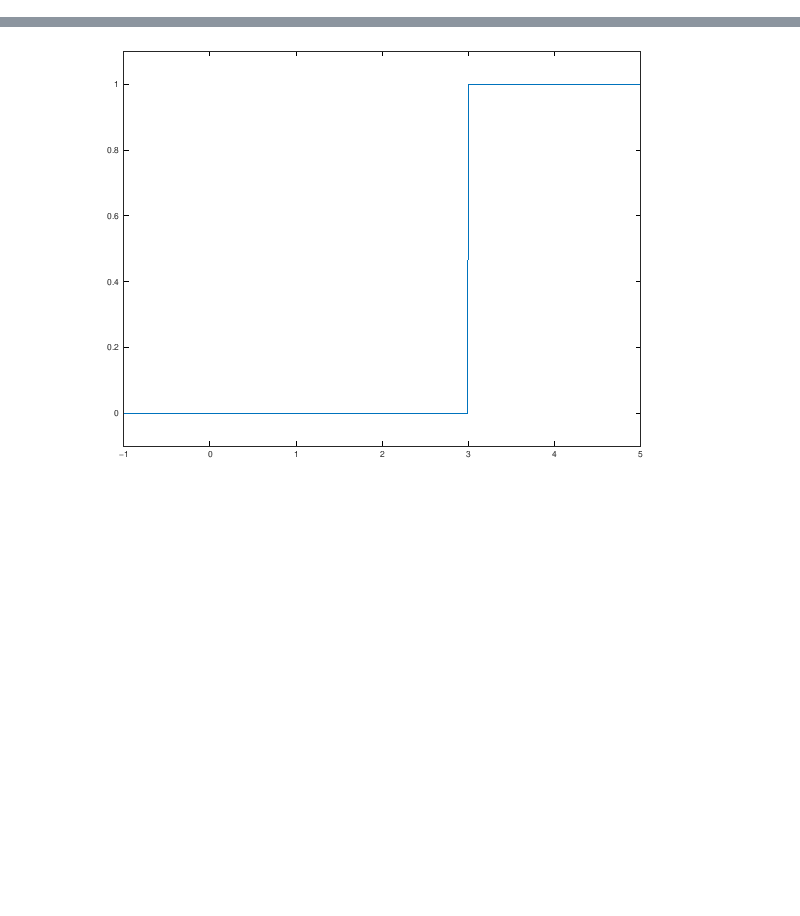
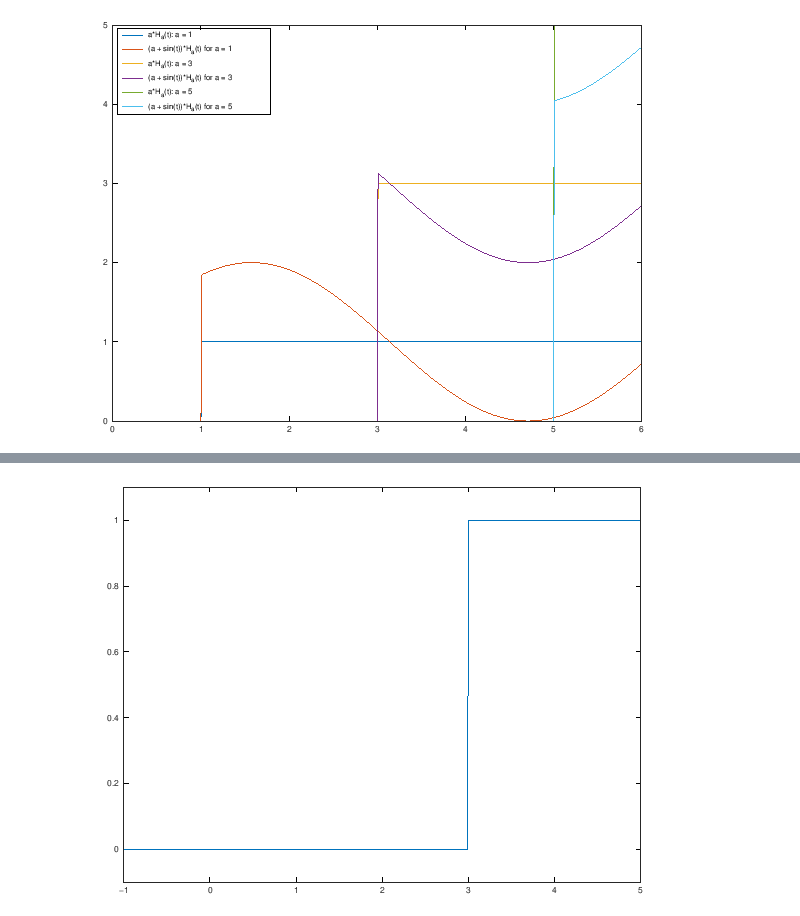
Before and after one commit to joelmiller/Laplace, a Jupyter notebook: docs/_sources/notebooks/LaplaceTShift.ipynb, the cells around one changed output, grey strips where cells are left out. Drawn from its saved outputs; the diff is of its cells as text; code cells hidden in the pictures; blank space fills up the shorter version.

```diff
--- a/docs/_sources/notebooks/LaplaceTShift.ipynb
+++ b/docs/_sources/notebooks/LaplaceTShift.ipynb
@@ -35,0 +35,17 @@ You can also verify this from the definitions. The function $H_a(t)$ is $1$ if $
+# %%
+graphics_toolkit("gnuplot") # gnuplot is currently the only way I can get
+                            # matlab/octave to display using this format
+                            # However, it is not ideal - there is no control over
+                            # font sizes, line widths, or ability to interact
+                            # with the plot.
+
+t = linspace(0, 6,601);
+for a=[1,3,5]
+    Ha = t>a;  #defines Ha(t) = 1 for t>a, 0 otherwise
+    plot(t,a.*Ha, 'DisplayName', ['a*H_a(t): a = ', num2str(a)] )
+    hold on
+    plot(t,(a+sin(t)).*Ha, 'DisplayName', ['(a + sin(t))*H_a(t) for a = ', num2str(a)] )
+end
+legend('location', 'northwest')
+# %% [output]
+[figure, added]
```
Also changed, not shown: parts of 10 cells of this notebook, 30 other files.
